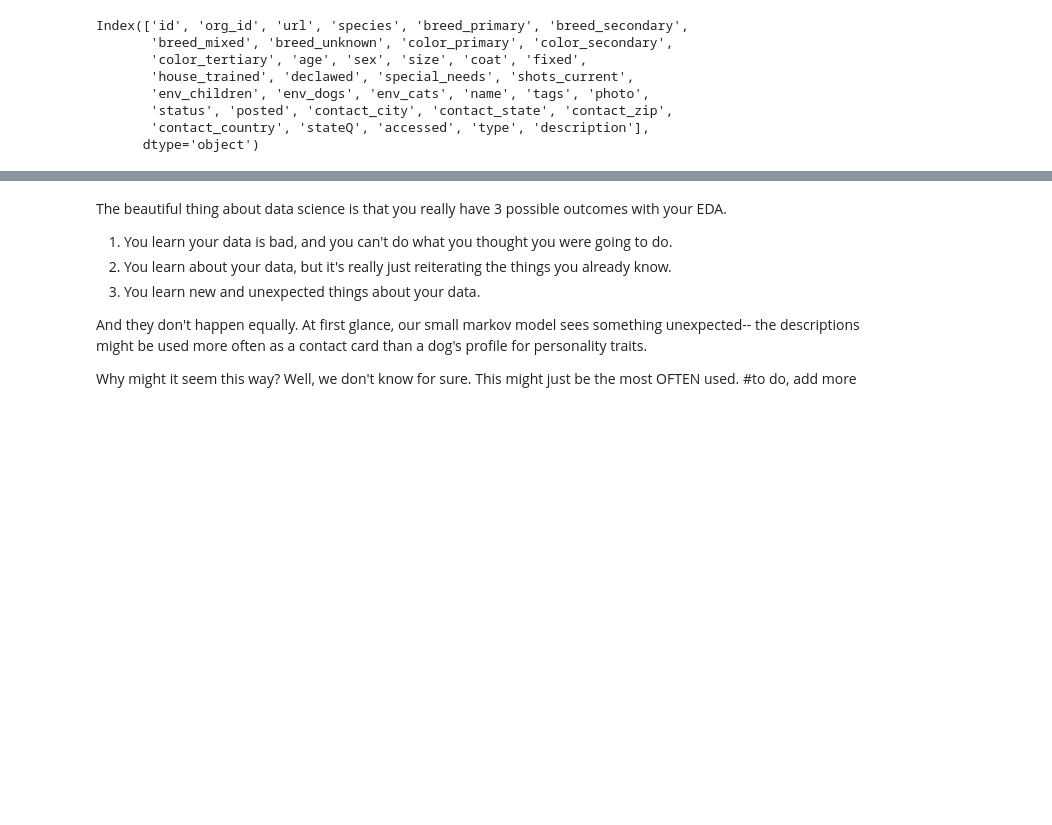
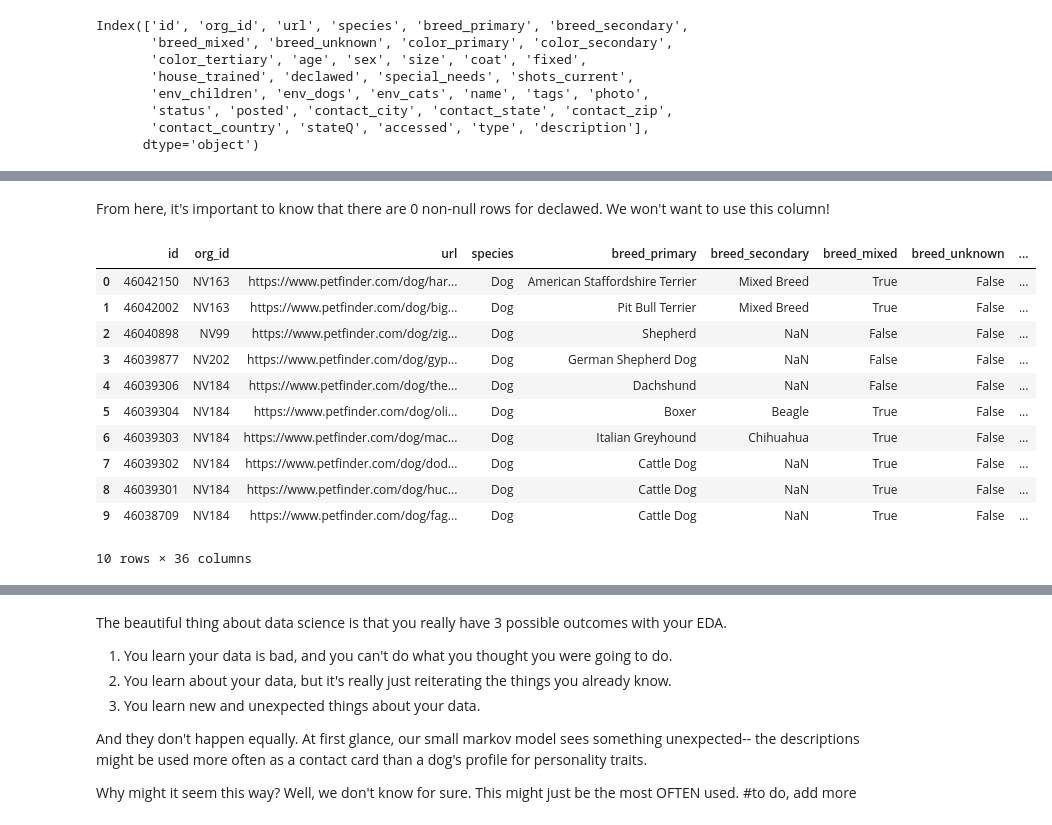
Before and after one commit to isabelizimm/petfinder-analysis, a Jupyter notebook: petfinder_analysis.ipynb, the cells around one changed output, grey strips where cells are left out. Drawn from its saved outputs; the diff is of its cells as text; code cells hidden in the pictures; blank space fills up the shorter version.

```diff
--- a/petfinder_analysis.ipynb
+++ b/petfinder_analysis.ipynb
@@ -29 +70,18 @@ Index(['id', 'org_id', 'url', 'species', 'breed_primary', 'breed_secondary',
+# %% [markdown]
+From here, it's important to know that there are 0 non-null rows for declawed. We won't want to use this column!
+# %%
+data.head(10)
+# %% [output]
+|  | id | org_id | url | species | breed_primary | breed_secondary | breed_mixed | breed_unknown | ... |
+| 0 | 46042150 | NV163 | https://www.petfinder.com/dog/har... | Dog | American Staffordshire Terrier | Mixed Breed | True | False | ... |
+| 1 | 46042002 | NV163 | https://www.petfinder.com/dog/big... | Dog | Pit Bull Terrier | Mixed Breed | True | False | ... |
+| 2 | 46040898 | NV99 | https://www.petfinder.com/dog/zig... | Dog | Shepherd | NaN | False | False | ... |
+| 3 | 46039877 | NV202 | https://www.petfinder.com/dog/gyp... | Dog | German Shepherd Dog | NaN | False | False | ... |
+| 4 | 46039306 | NV184 | https://www.petfinder.com/dog/the... | Dog | Dachshund | NaN | False | False | ... |
+| 5 | 46039304 | NV184 | https://www.petfinder.com/dog/oli... | Dog | Boxer | Beagle | True | False | ... |
+| 6 | 46039303 | NV184 | https://www.petfinder.com/dog/mac... | Dog | Italian Greyhound | Chihuahua | True | False | ... |
+| 7 | 46039302 | NV184 | https://www.petfinder.com/dog/dod... | Dog | Cattle Dog | NaN | True | False | ... |
+| 8 | 46039301 | NV184 | https://www.petfinder.com/dog/huc... | Dog | Cattle Dog | NaN | True | False | ... |
+| 9 | 46038709 | NV184 | https://www.petfinder.com/dog/fag... | Dog | Cattle Dog | NaN | True | False | ... |
+10 rows × 36 columns
 # %% [markdown]
```
Also changed, not shown: parts of 27 cells of this notebook, 1 other file.
